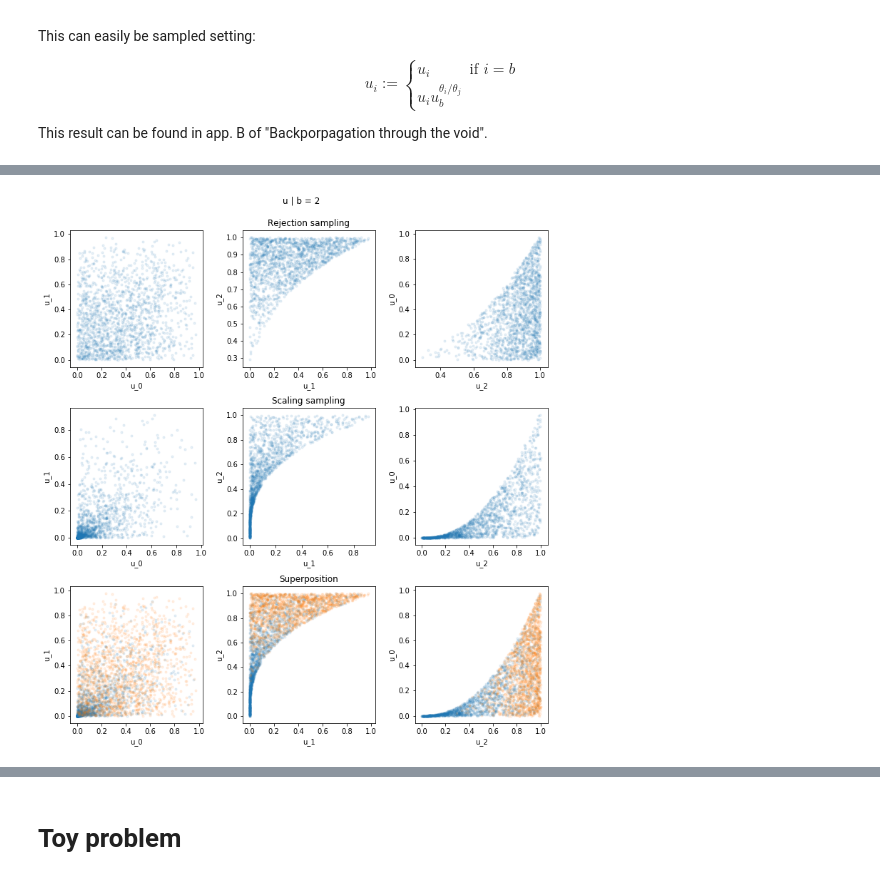
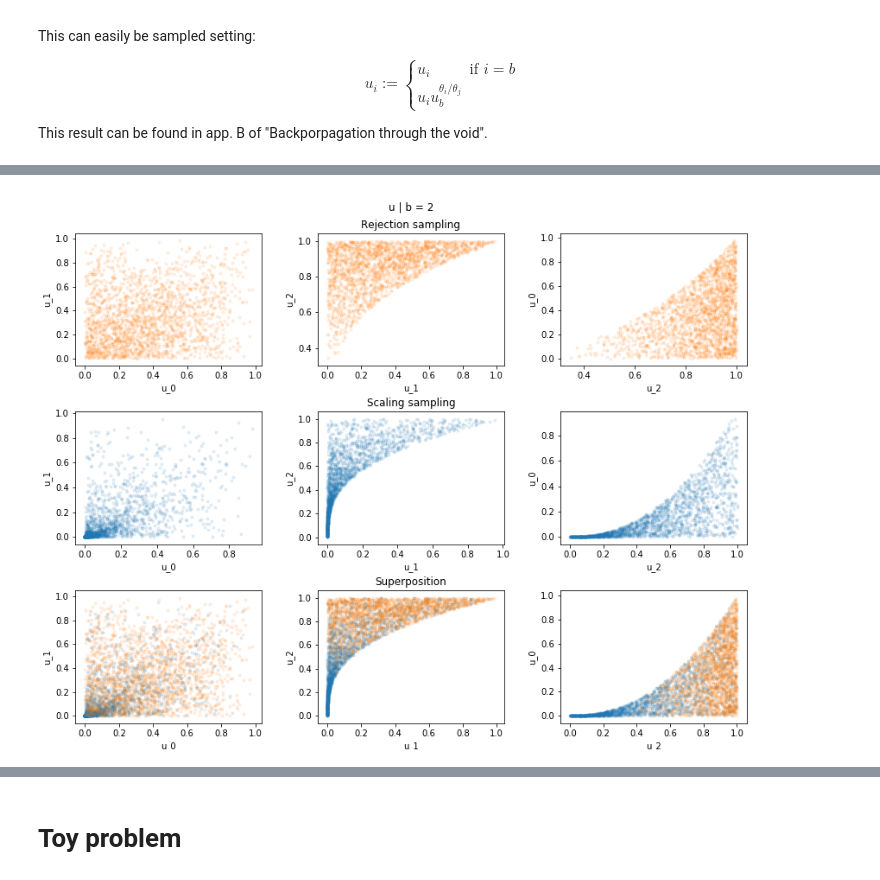
Before and after one commit to chmp/misc-exp, a Jupyter notebook: BuildingBlocks/BlackBox.ipynb, the cells around one changed output, grey strips where cells are left out. Cells and saved outputs as stored; diff of their text form; code cells hidden in the pictures.

```diff
--- a/BuildingBlocks/BlackBox.ipynb
+++ b/BuildingBlocks/BlackBox.ipynb
@@ -250,7 +252,7 @@ def softmax(x, axis=-1):
     return x
 # %%
 np.random.seed(42)
-u = np.random.uniform(size=(3, 1000))
+u = np.random.uniform(size=(3, 2000))
 z = np.log(pi[:, None]) - np.log(-np.log(u))
 # %%
 plt.title('Gumbel + max sampling')
@@ -264,10 +266,10 @@ pass
 @define
 def _plot():
     plt.figure(figsize=(16, 4))
-    plt.subplots_adjust(top=0.90, bottom=0.1)
+    plt.subplots_adjust(top=0.90, bottom=0.1, left=0.05, right=0.95)
     for idx, temp in enumerate([1, 2, 4, 8]):
         x, y, _ = np.dot(T, pi)
-        z_x, z_y, _ = np.dot(T, softmax(temp * z, axis=0))
+        z_x, z_y, _ = np.dot(T, softmax(temp * z[:, :2000], axis=0))
 
         plt.subplot(1, 4, 1 + idx)
         plt.scatter(z_x, z_y, alpha=0.1, marker='.')
@@ -281,6 +283,6 @@ def _plot():
 # %%
 np.random.seed(42)
-u = np.random.uniform(size=(3, 10000))
+u = np.random.uniform(size=(3, 100000))
 
 z = np.log(pi[:, None]) - np.log(-np.log(u))
 
@@ -299,46 +301,45 @@ scaled_b_given2 = softmax(scaled_z_given2, axis=0)
 @define
 def _plot():
     blue, green = get_color_cycle(2)
+    N = 2000
 
-    plt.figure(figsize=(12, 12))
+    plt.figure(figsize=(12, 9))
     plt.suptitle('u | b = 2')
-    plt.subplots_adjust(wspace=0.3, hspace=0.3, top=0.925)
+    plt.subplots_adjust(wspace=0.3, hspace=0.35, top=0.925, bottom=0.05, right=0.95, left=0.05)
     for idx in range(3):
         plt.subplot(3, 3, 1 + idx)
         plt.scatter(
-            reject_u_given2[(idx + 0) % 3, :], reject_u_given2[(idx + 1) % 3, :],
-            alpha=0.1, marker='.',
+            reject_u_given2[(idx + 0) % 3, :N], reject_u_given2[(idx + 1) % 3, :N],
+            alpha=0.1, marker='.', color=green,
         )
         mpl_set(xlabel=f'u_{(idx + 0) % 3}', ylabel=f'u_{(idx + 1) % 3}')
         if idx == 1:
             plt.title('Rejection sampling')
 
         plt.subplot(3, 3, 4 + idx)
         plt.scatter(
-            scaled_u_given2[(idx + 0) % 3, :reject_u_given2.shape[1]],
-            scaled_u_given2[(idx + 1) % 3, :reject_u_given2.shape[1]],
-            alpha=0.1, marker='.',
+            scaled_u_given2[(idx + 0) % 3, :N], scaled_u_given2[(idx + 1) % 3, :N],
+            alpha=0.1, marker='.', color=blue,
         )
         mpl_set(xlabel=f'u_{(idx + 0) % 3}', ylabel=f'u_{(idx + 1) % 3}')
         if idx == 1:
             plt.title('Scaling sampling')
 
 
         plt.subplot(3, 3, 7 + idx)
         plt.scatter(
-            scaled_u_given2[(idx + 0) % 3, :reject_u_given2.shape[1]],
-            scaled_u_given2[(idx + 1) % 3, :reject_u_given2.shape[1]],
+            scaled_u_given2[(idx + 0) % 3, :N], scaled_u_given2[(idx + 1) % 3, :N],
             alpha=0.1, marker='.', color=blue,
         )
         plt.scatter(
-            reject_u_given2[(idx + 0) % 3, :], reject_u_given2[(idx + 1) % 3, :],
+            reject_u_given2[(idx + 0) % 3, :N], reject_u_given2[(idx + 1) % 3, :N],
             alpha=0.1, marker='.', color=green,
         )
         mpl_set(xlabel=f'u_{(idx + 0) % 3}', ylabel=f'u_{(idx + 1) % 3}')
         if idx == 1:
             plt.title('Superposition')
 # %% [output]
-[figure, old version]
+[figure, new version]
 # %%
 @define
 def _plot():
```
Also changed, not shown: parts of 8 cells of this notebook.
